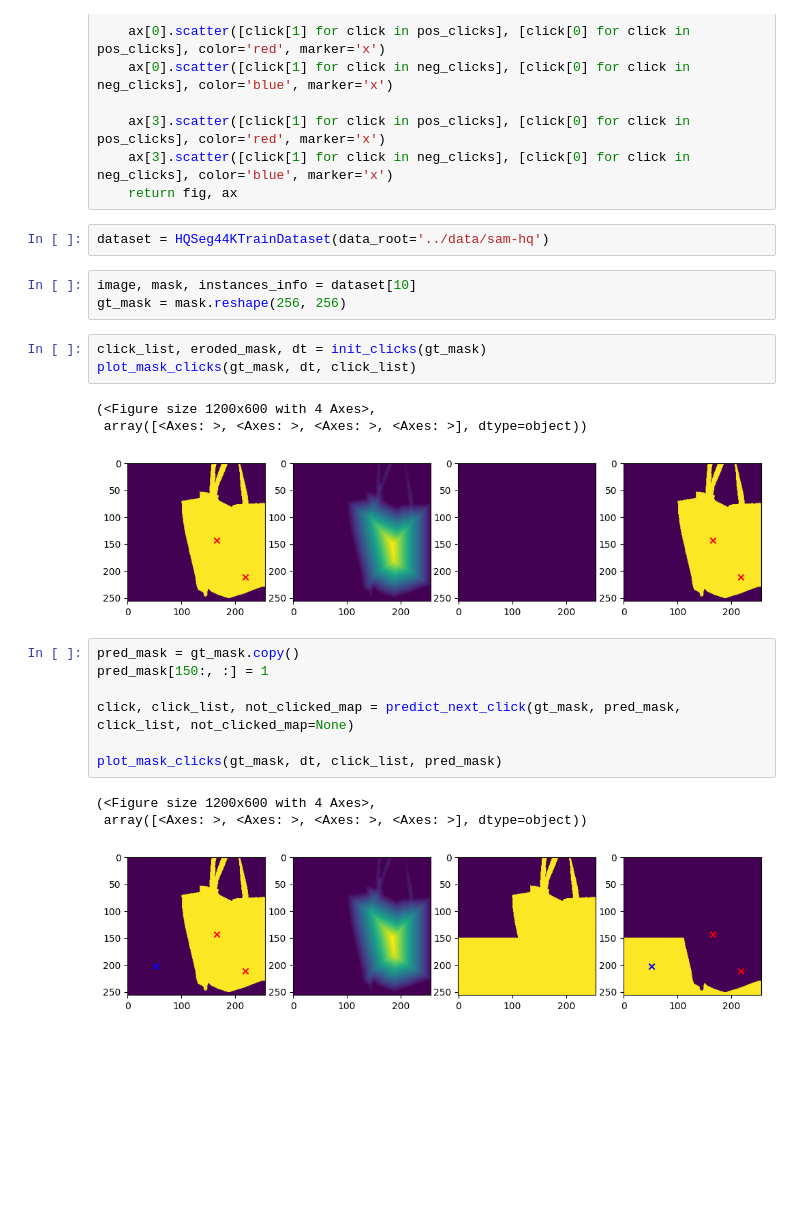
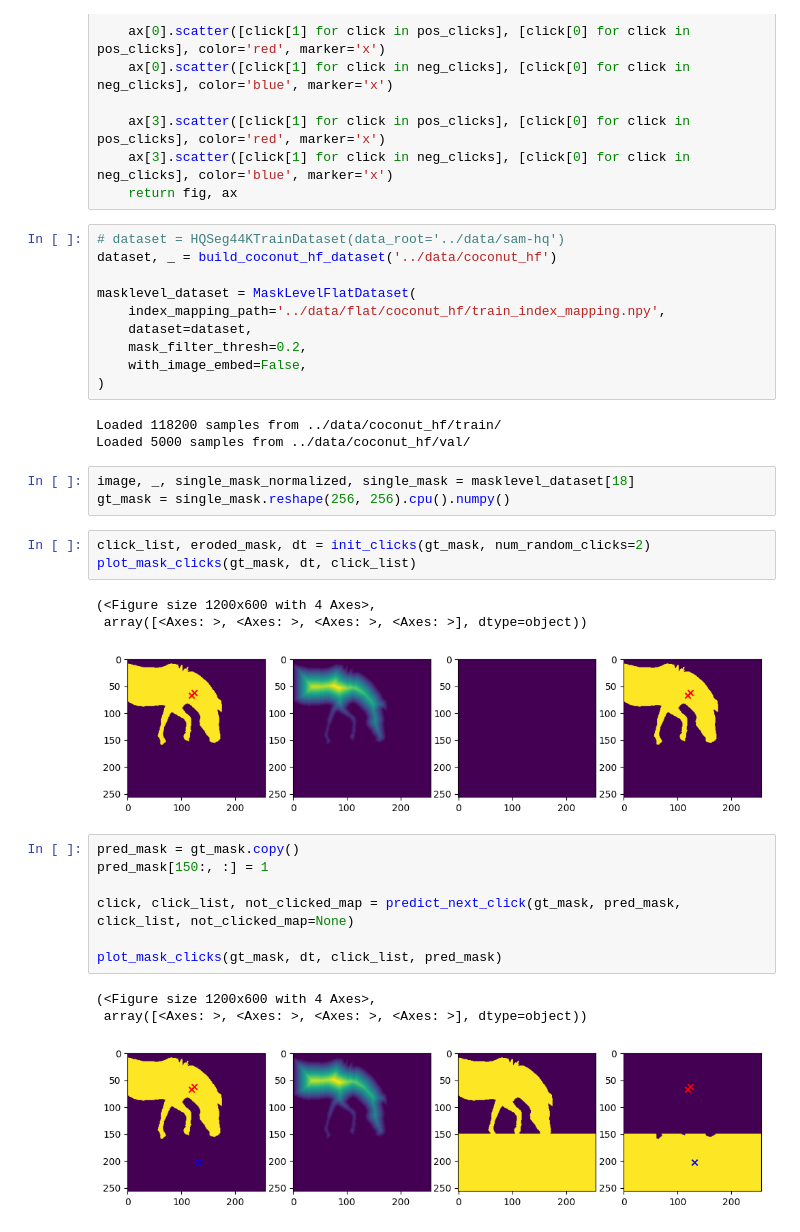
Before and after one commit to fpg2012/maskvar, a Jupyter notebook: notebooks/test_clicker.ipynb, the cells around one changed output. Cells and saved outputs as stored; diff of their text form; blank space fills up the shorter version.

Commit message:
stablize clicker

```diff
--- a/notebooks/test_clicker.ipynb
+++ b/notebooks/test_clicker.ipynb
@@ -22,18 +29,29 @@ def plot_mask_clicks(gt_mask, dt, click_list, pred_mask=None):
     ax[3].scatter([click[1] for click in pos_clicks], [click[0] for click in pos_clicks], color='red', marker='x')
     ax[3].scatter([click[1] for click in neg_clicks], [click[0] for click in neg_clicks], color='blue', marker='x')
     return fig, ax
-# %%
-dataset = HQSeg44KTrainDataset(data_root='../data/sam-hq')
-# %%
-image, mask, instances_info = dataset[10]
-gt_mask = mask.reshape(256, 256)
+# %%
+# dataset = HQSeg44KTrainDataset(data_root='../data/sam-hq')
+dataset, _ = build_coconut_hf_dataset('../data/coconut_hf')
+
+masklevel_dataset = MaskLevelFlatDataset(
+    index_mapping_path='../data/flat/coconut_hf/train_index_mapping.npy',
+    dataset=dataset,
+    mask_filter_thresh=0.2,
+    with_image_embed=False,
+)
+# %% [output]
+Loaded 118200 samples from ../data/coconut_hf/train/
+Loaded 5000 samples from ../data/coconut_hf/val/
+# %%
+image, _, single_mask_normalized, single_mask = masklevel_dataset[18]
+gt_mask = single_mask.reshape(256, 256).cpu().numpy()
 # %%
-click_list, eroded_mask, dt = init_clicks(gt_mask)
+click_list, eroded_mask, dt = init_clicks(gt_mask, num_random_clicks=2)
 plot_mask_clicks(gt_mask, dt, click_list)
 # %% [output]
 (<Figure size 1200x600 with 4 Axes>,
  array([<Axes: >, <Axes: >, <Axes: >, <Axes: >], dtype=object))
-[figure, old version]
+[figure, new version]
 # %%
 pred_mask = gt_mask.copy()
 pred_mask[150:, :] = 1
@@ -44,7 +62,7 @@ plot_mask_clicks(gt_mask, dt, click_list, pred_mask)
 # %% [output]
 (<Figure size 1200x600 with 4 Axes>,
  array([<Axes: >, <Axes: >, <Axes: >, <Axes: >], dtype=object))
-[figure, old version]
+[figure, new version]
 # %%
 print(to_sam_format(click_list))
 print(to_sam_format(click_list, pad_size=10))
```
Also changed, not shown: parts of 2 cells of this notebook, 8 other files.
